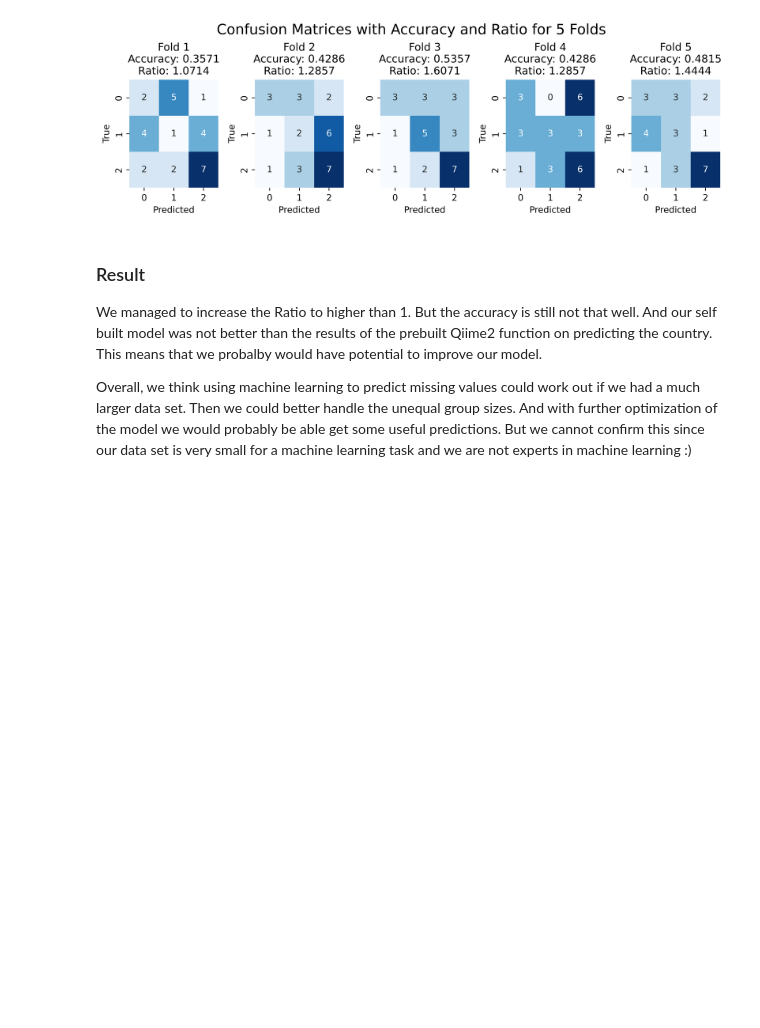
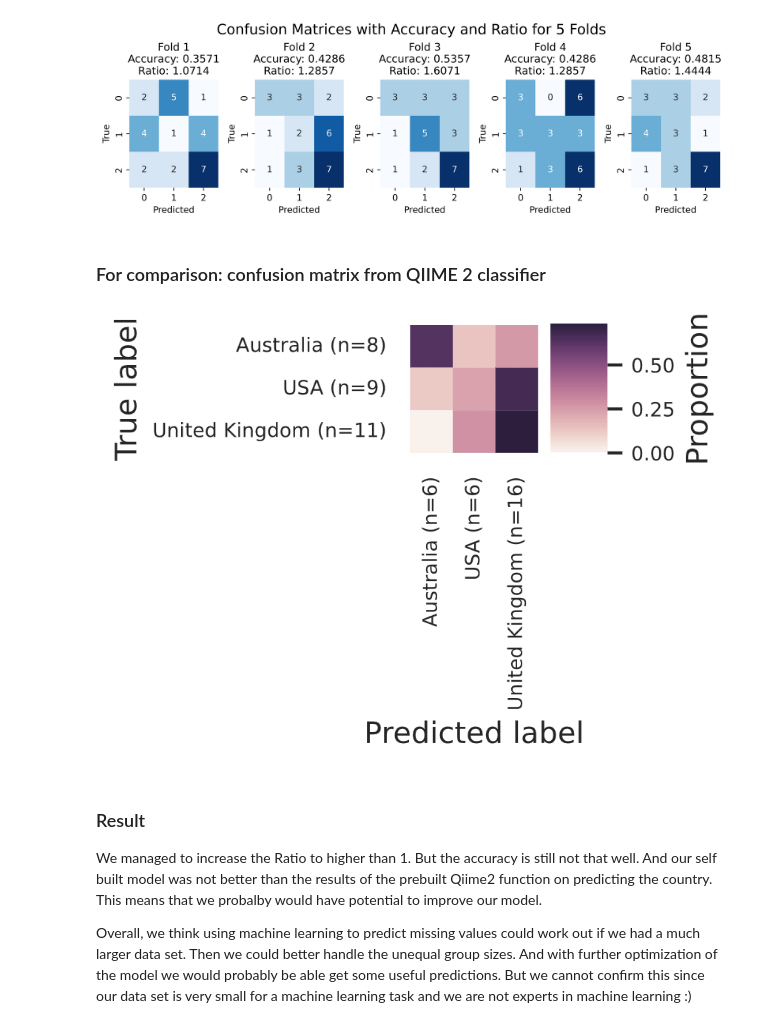
Before and after one commit to JRudyRay/FunGut2, a Jupyter notebook: full-pipeline/08_machine_learning.ipynb, the cells around one changed output. Saved outputs shown, nothing was run; the diff lists cells and outputs as text; code cells hidden in the pictures; blank space fills up the shorter version.

```diff
--- a/full-pipeline/08_machine_learning.ipynb
+++ b/full-pipeline/08_machine_learning.ipynb
@@ -436,6 +407,13 @@ Fold 4 Ratio: 1.2857
 Fold 5 Accuracy: 0.4815
 Fold 5 Ratio: 1.4444
 [figure]
+# %% [markdown]
+### For comparison: confusion matrix from QIIME 2 classifier
+# %%
+image_path = './plots/confusion_matrix_country_qiime2.png'  # Replace with the path to your image
+display(Image(filename=image_path))
+# %% [output]
+[figure, added]
 # %% [markdown]
 ### Result
 We managed to increase the Ratio to higher than 1. But the accuracy is still not that well. And our self built model was not better than the results of the prebuilt Qiime2 function on predicting the country. This means that we probalby would have potential to improve our model.
```
Also changed, not shown: parts of 24 cells of this notebook, 42 other files.
